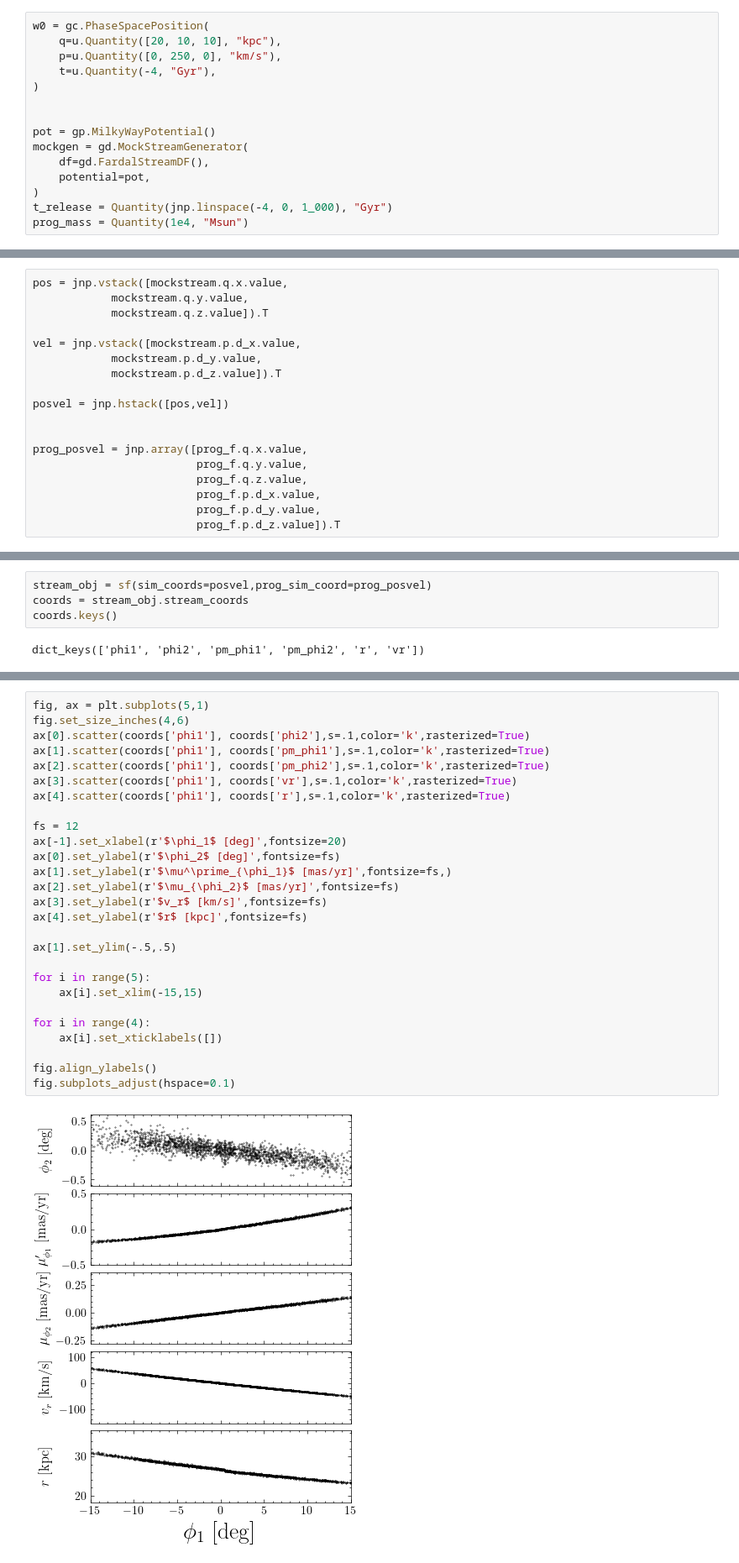
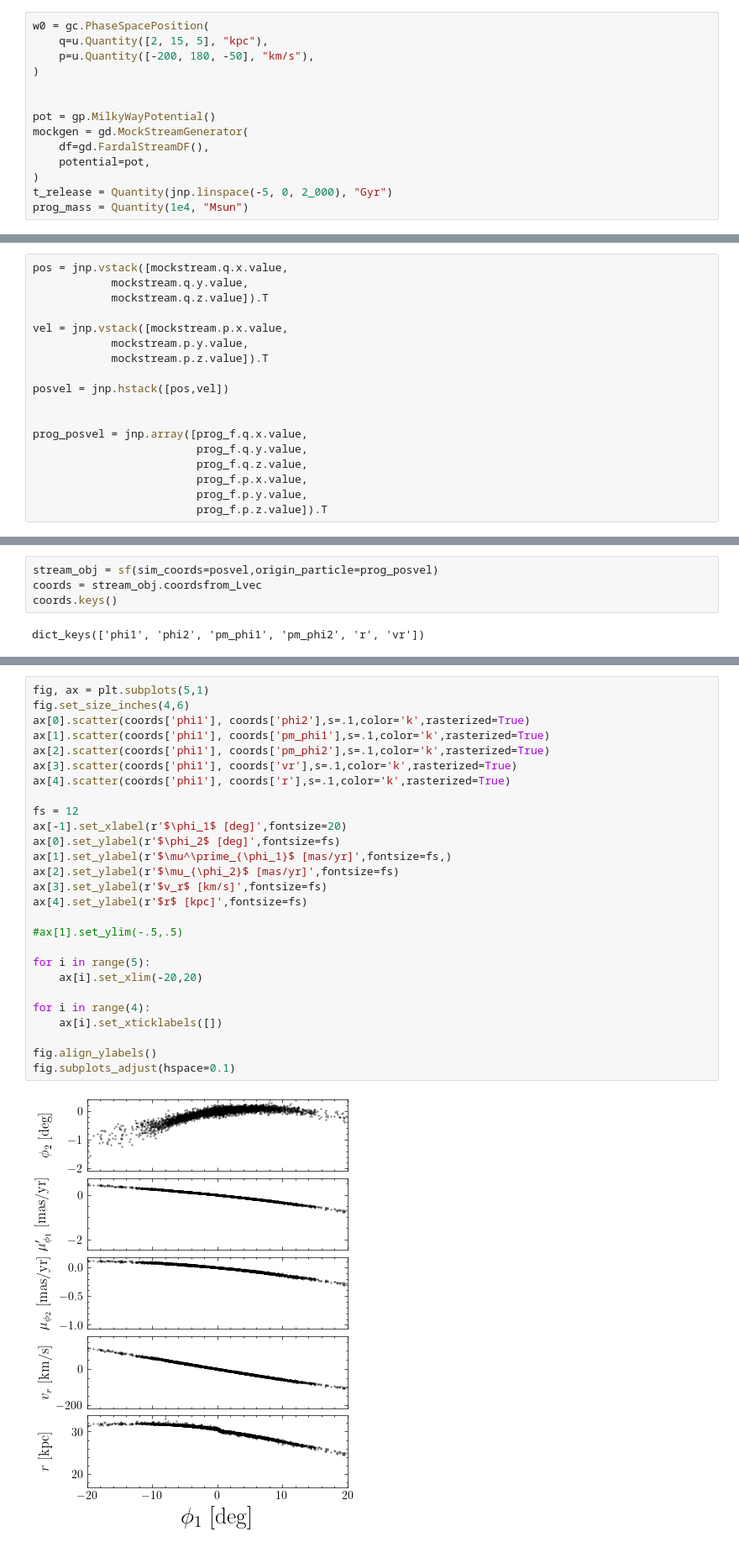
Before and after one commit to jnibauer/streamframe, a Jupyter notebook: example.ipynb, the cells around one changed output, grey strips where cells are left out. Shown: that part at 84% size. Drawn from its saved outputs; the diff is of its cells as text.

```diff
--- a/example.ipynb
+++ b/example.ipynb
@@ -12,9 +12,8 @@ import matplotlib.pyplot as plt
 We will first generate a stream using galax
 # %%
 w0 = gc.PhaseSpacePosition(
-    q=u.Quantity([20, 10, 10], "kpc"),
-    p=u.Quantity([0, 250, 0], "km/s"),
-    t=u.Quantity(-4, "Gyr"),
+    q=u.Quantity([2, 15, 5], "kpc"),
+    p=u.Quantity([-200, 180, -50], "km/s"),
 )
 
 
@@ -23,7 +22,7 @@ mockgen = gd.MockStreamGenerator(
     df=gd.FardalStreamDF(),
     potential=pot,
 )
-t_release = Quantity(jnp.linspace(-4, 0, 1_000), "Gyr")
+t_release = Quantity(jnp.linspace(-5, 0, 2_000), "Gyr")
 prog_mass = Quantity(1e4, "Msun")
 # %%
 key = jax.random.PRNGKey(0)
@@ -40,9 +39,9 @@ pos = jnp.vstack([mockstream.q.x.value,
             mockstream.q.y.value,
             mockstream.q.z.value]).T
 
-vel = jnp.vstack([mockstream.p.d_x.value,
-            mockstream.p.d_y.value,
-            mockstream.p.d_z.value]).T
+vel = jnp.vstack([mockstream.p.x.value,
+            mockstream.p.y.value,
+            mockstream.p.z.value]).T
 
 posvel = jnp.hstack([pos,vel])
 
@@ -50,14 +49,14 @@ posvel = jnp.hstack([pos,vel])
 prog_posvel = jnp.array([prog_f.q.x.value,
                          prog_f.q.y.value,
                          prog_f.q.z.value,
-                         prog_f.p.d_x.value,
-                         prog_f.p.d_y.value,
-                         prog_f.p.d_z.value]).T
+                         prog_f.p.x.value,
+                         prog_f.p.y.value,
+                         prog_f.p.z.value]).T
 # %%
 from streamframe import streamframe as sf
 # %%
-stream_obj = sf(sim_coords=posvel,prog_sim_coord=prog_posvel)
-coords = stream_obj.stream_coords
+stream_obj = sf(sim_coords=posvel,origin_particle=prog_posvel)
+coords = stream_obj.coordsfrom_Lvec
 coords.keys()
 # %% [output]
 dict_keys(['phi1', 'phi2', 'pm_phi1', 'pm_phi2', 'r', 'vr'])
@@ -75,29 +74,29 @@ streamframe output shown below
 # %%
 fig, ax = plt.subplots(5,1)
 fig.set_size_inches(4,6)
 ax[0].scatter(coords['phi1'], coords['phi2'],s=.1,color='k',rasterized=True)
 ax[1].scatter(coords['phi1'], coords['pm_phi1'],s=.1,color='k',rasterized=True)
 ax[2].scatter(coords['phi1'], coords['pm_phi2'],s=.1,color='k',rasterized=True)
 ax[3].scatter(coords['phi1'], coords['vr'],s=.1,color='k',rasterized=True)
 ax[4].scatter(coords['phi1'], coords['r'],s=.1,color='k',rasterized=True)
 
 fs = 12
 ax[-1].set_xlabel(r'$\phi_1$ [deg]',fontsize=20)
 ax[0].set_ylabel(r'$\phi_2$ [deg]',fontsize=fs)
 ax[1].set_ylabel(r'$\mu^\prime_{\phi_1}$ [mas/yr]',fontsize=fs,)
 ax[2].set_ylabel(r'$\mu_{\phi_2}$ [mas/yr]',fontsize=fs)
 ax[3].set_ylabel(r'$v_r$ [km/s]',fontsize=fs)
 ax[4].set_ylabel(r'$r$ [kpc]',fontsize=fs)
 
-ax[1].set_ylim(-.5,.5)
+#ax[1].set_ylim(-.5,.5)
 
 for i in range(5):
-    ax[i].set_xlim(-15,15)
+    ax[i].set_xlim(-20,20)
 
 for i in range(4):
     ax[i].set_xticklabels([])
 
 fig.align_ylabels()
 fig.subplots_adjust(hspace=0.1)
 # %% [output]
-[figure, old version]
+[figure, new version]
```
Also changed, not shown: parts of 6 cells of this notebook, 2 other files.
